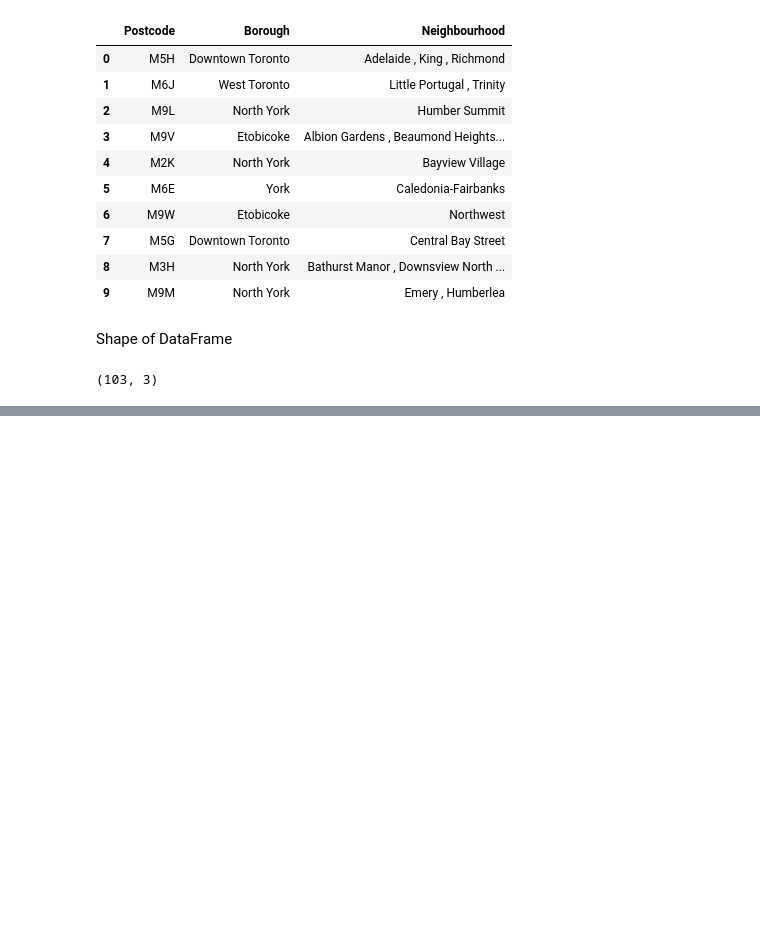
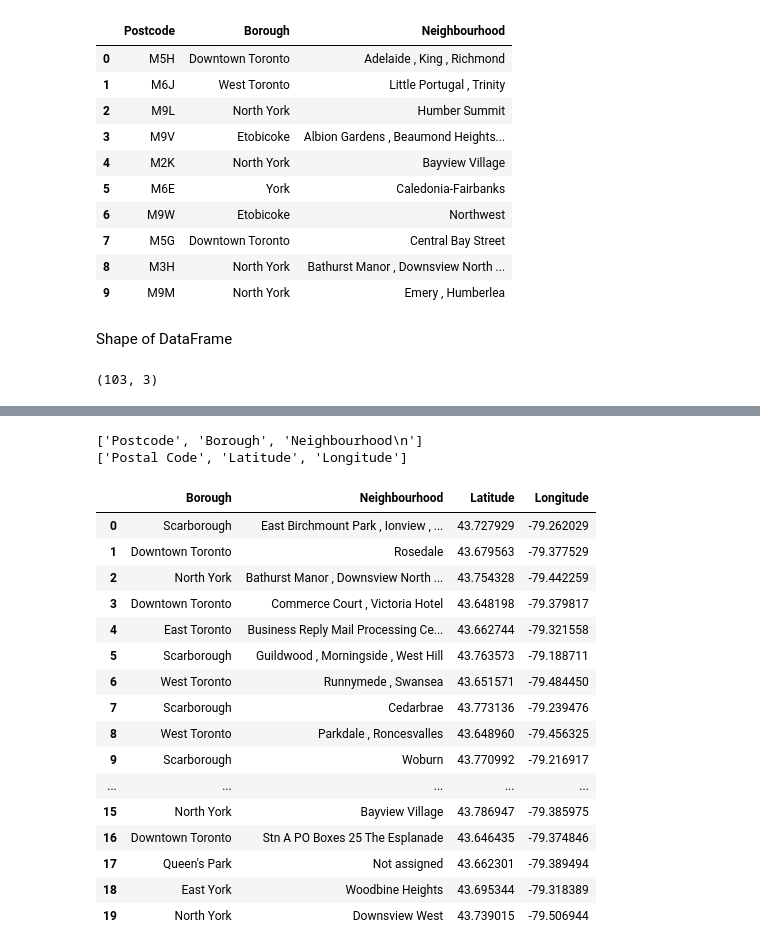
Before and after one commit to ChetanThapliyal/Coursera_Capstone_Project, a Jupyter notebook: Segmenting and Clustering : Toronto.ipynb, the cells around one changed output, grey strips where cells are left out. Saved outputs shown, nothing was run; the diff lists cells and outputs as text; code cells hidden in the pictures; blank space fills up the shorter version.

```diff
--- a/Segmenting and Clustering : Toronto.ipynb
+++ b/Segmenting and Clustering : Toronto.ipynb
@@ -149,0 +156,4 @@ print(df.shape)
+# %%
+url2="http://cocl.us/Geospatial_data"
+geo_data=pd.read_csv(url2)
+geo_data.head(10)
@@ -149,0 +172,27 @@ print(df.shape)
+# %%
+print(list(df))
+print(list(geo_data))
+
+full_table = df.set_index('Postcode').join(geo_data.set_index('Postal Code'))
+full_table = full_table.sample(frac=1).reset_index(drop=True)
+full_table.head(20)
+# %% [output]
+['Postcode', 'Borough', 'Neighbourhood\n']
+['Postal Code', 'Latitude', 'Longitude']
+|  | Borough | Neighbourhood | Latitude | Longitude |
+| 0 | Scarborough | East Birchmount Park , Ionview , ... | 43.727929 | -79.262029 |
+| 1 | Downtown Toronto | Rosedale | 43.679563 | -79.377529 |
+| 2 | North York | Bathurst Manor , Downsview North ... | 43.754328 | -79.442259 |
+| 3 | Downtown Toronto | Commerce Court , Victoria Hotel | 43.648198 | -79.379817 |
+| 4 | East Toronto | Business Reply Mail Processing Ce... | 43.662744 | -79.321558 |
+| 5 | Scarborough | Guildwood , Morningside , West Hill | 43.763573 | -79.188711 |
+| 6 | West Toronto | Runnymede , Swansea | 43.651571 | -79.484450 |
+| 7 | Scarborough | Cedarbrae | 43.773136 | -79.239476 |
+| 8 | West Toronto | Parkdale , Roncesvalles | 43.648960 | -79.456325 |
+| 9 | Scarborough | Woburn | 43.770992 | -79.216917 |
+| ... | ... | ... | ... | ... |
+| 15 | North York | Bayview Village | 43.786947 | -79.385975 |
+| 16 | Downtown Toronto | Stn A PO Boxes 25 The Esplanade | 43.646435 | -79.374846 |
+| 17 | Queen's Park | Not assigned | 43.662301 | -79.389494 |
+| 18 | East York | Woodbine Heights | 43.695344 | -79.318389 |
+| 19 | North York | Downsview West | 43.739015 | -79.506944 |
```
Also changed, not shown: parts of 10 cells of this notebook.
